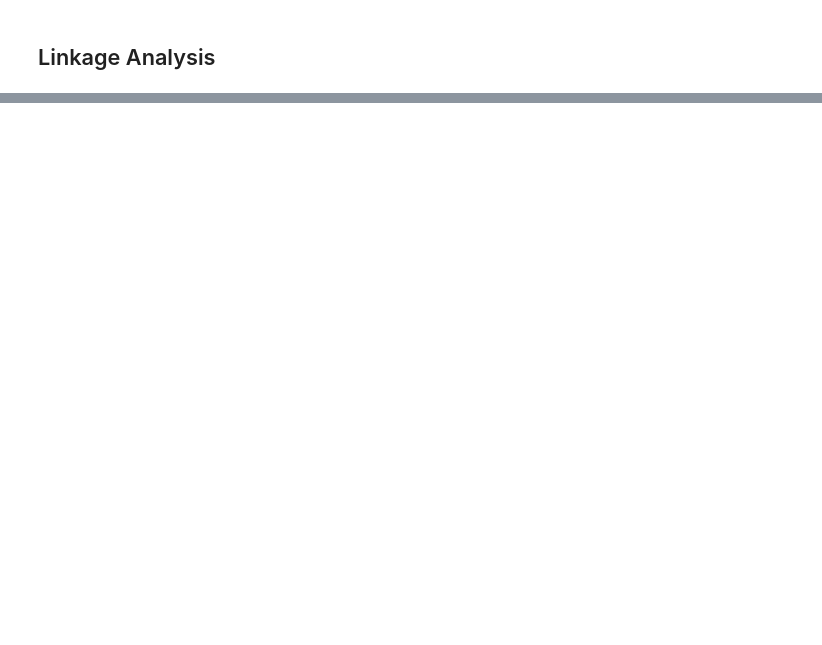
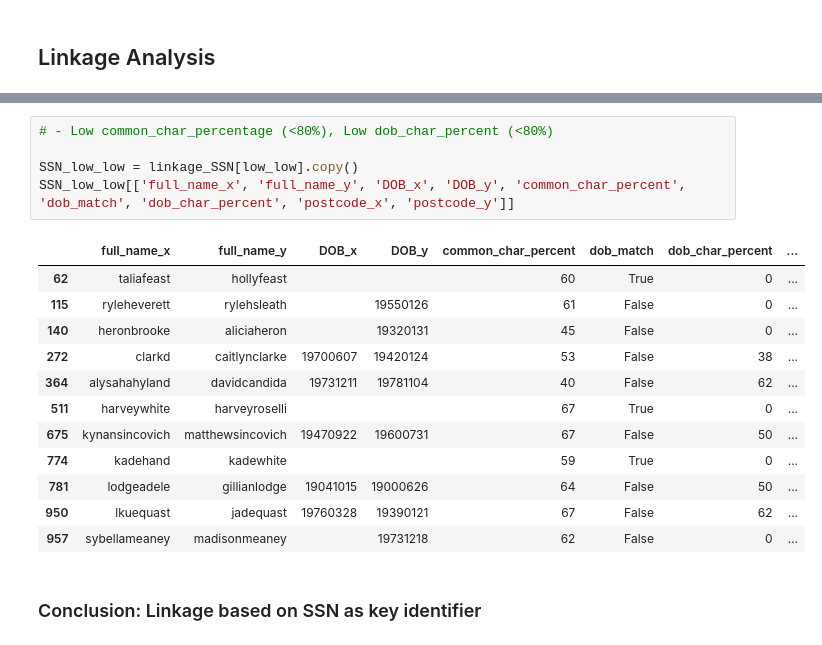
Before and after one commit to vhollingshead/da_skills_assessment, a Jupyter notebook: CPL_DA_Skills_Assessment.ipynb, the cells around one changed output, grey strips where cells are left out. Drawn from its saved outputs; the diff is of its cells as text; blank space fills up the shorter version.

```diff
--- a/CPL_DA_Skills_Assessment.ipynb
+++ b/CPL_DA_Skills_Assessment.ipynb
@@ -140,0 +645,20 @@ Sum of null values:
+# %%
+# - Low common_char_percentage (<80%), Low dob_char_percent (<80%)
+
+SSN_low_low = linkage_SSN[low_low].copy()
+SSN_low_low[['full_name_x', 'full_name_y', 'DOB_x', 'DOB_y', 'common_char_percent', 'dob_match', 'dob_char_percent', 'postcode_x', 'postcode_y']]
+# %% [output]
+|  | full_name_x | full_name_y | DOB_x | DOB_y | common_char_percent | dob_match | dob_char_percent | ... |
+| 62 | taliafeast | hollyfeast |  |  | 60 | True | 0 | ... |
+| 115 | ryleheverett | rylehsleath |  | 19550126 | 61 | False | 0 | ... |
+| 140 | heronbrooke | aliciaheron |  | 19320131 | 45 | False | 0 | ... |
+| 272 | clarkd | caitlynclarke | 19700607 | 19420124 | 53 | False | 38 | ... |
+| 364 | alysahahyland | davidcandida | 19731211 | 19781104 | 40 | False | 62 | ... |
+| 511 | harveywhite | harveyroselli |  |  | 67 | True | 0 | ... |
+| 675 | kynansincovich | matthewsincovich | 19470922 | 19600731 | 67 | False | 50 | ... |
+| 774 | kadehand | kadewhite |  |  | 59 | True | 0 | ... |
+| 781 | lodgeadele | gillianlodge | 19041015 | 19000626 | 64 | False | 50 | ... |
+| 950 | lkuequast | jadequast | 19760328 | 19390121 | 67 | False | 62 | ... |
+| 957 | sybellameaney | madisonmeaney |  | 19731218 | 62 | False | 0 | ... |
+# %% [markdown]
+### Conclusion: Linkage based on SSN as key identifier
```
Also changed, not shown: parts of 37 cells of this notebook, 5 other files.
